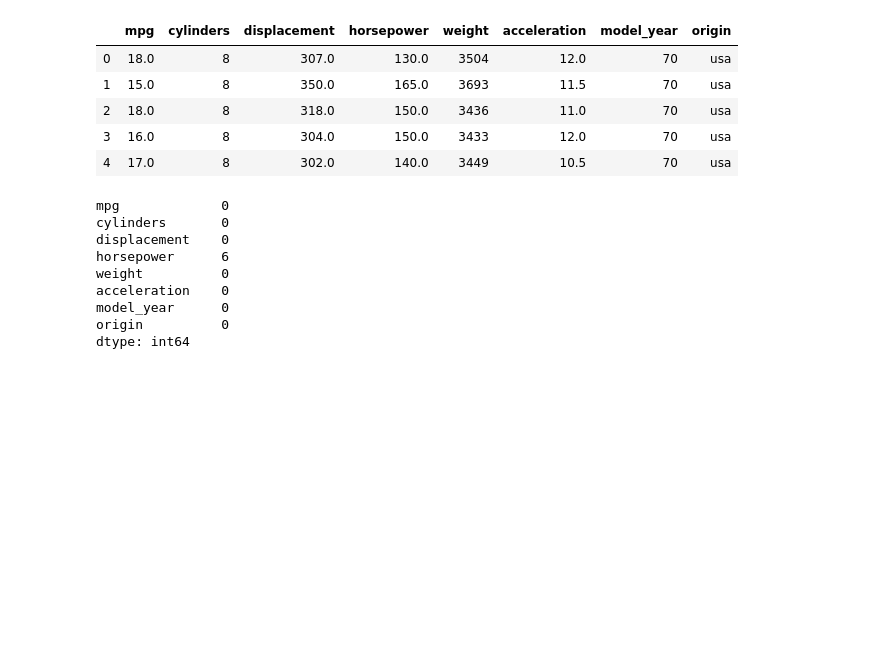
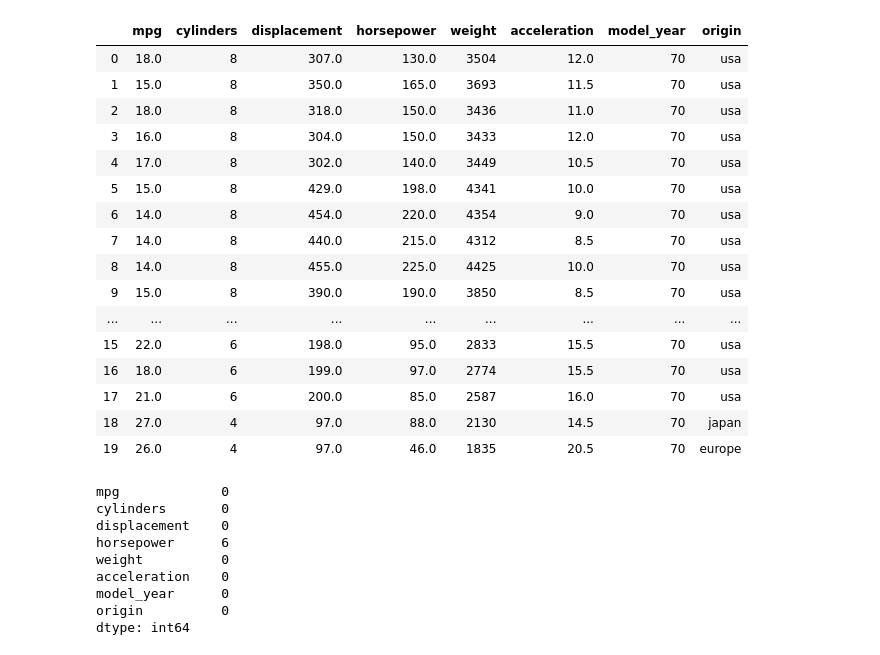
Before and after one commit to aman-ku/Miles-Per-Gallon, a Jupyter notebook: Predictive_MPG.ipynb, the cells around one changed output. Saved outputs shown, nothing was run; the diff lists cells and outputs as text; code cells hidden in the pictures; blank space fills up the shorter version.

```diff
--- a/Predictive_MPG.ipynb
+++ b/Predictive_MPG.ipynb
@@ -26,14 +26,25 @@ data.head()
 #since name is of no use for us due to obvious reasons so we drop it
 data=data.drop('name',axis=1)
 # %%
-data.head()
+data.head(20)
 # %% [output]
 |  | mpg | cylinders | displacement | horsepower | weight | acceleration | model_year | origin |
 | 0 | 18.0 | 8 | 307.0 | 130.0 | 3504 | 12.0 | 70 | usa |
 | 1 | 15.0 | 8 | 350.0 | 165.0 | 3693 | 11.5 | 70 | usa |
 | 2 | 18.0 | 8 | 318.0 | 150.0 | 3436 | 11.0 | 70 | usa |
 | 3 | 16.0 | 8 | 304.0 | 150.0 | 3433 | 12.0 | 70 | usa |
 | 4 | 17.0 | 8 | 302.0 | 140.0 | 3449 | 10.5 | 70 | usa |
+| 5 | 15.0 | 8 | 429.0 | 198.0 | 4341 | 10.0 | 70 | usa |
+| 6 | 14.0 | 8 | 454.0 | 220.0 | 4354 | 9.0 | 70 | usa |
+| 7 | 14.0 | 8 | 440.0 | 215.0 | 4312 | 8.5 | 70 | usa |
+| 8 | 14.0 | 8 | 455.0 | 225.0 | 4425 | 10.0 | 70 | usa |
+| 9 | 15.0 | 8 | 390.0 | 190.0 | 3850 | 8.5 | 70 | usa |
+| ... | ... | ... | ... | ... | ... | ... | ... | ... |
+| 15 | 22.0 | 6 | 198.0 | 95.0 | 2833 | 15.5 | 70 | usa |
+| 16 | 18.0 | 6 | 199.0 | 97.0 | 2774 | 15.5 | 70 | usa |
+| 17 | 21.0 | 6 | 200.0 | 85.0 | 2587 | 16.0 | 70 | usa |
+| 18 | 27.0 | 4 | 97.0 | 88.0 | 2130 | 14.5 | 70 | japan |
+| 19 | 26.0 | 4 | 97.0 | 46.0 | 1835 | 20.5 | 70 | europe |
 # %%
 data.isnull().sum()
 # %% [output]
```
Also changed, not shown: parts of 19 cells of this notebook, 8 other files.
